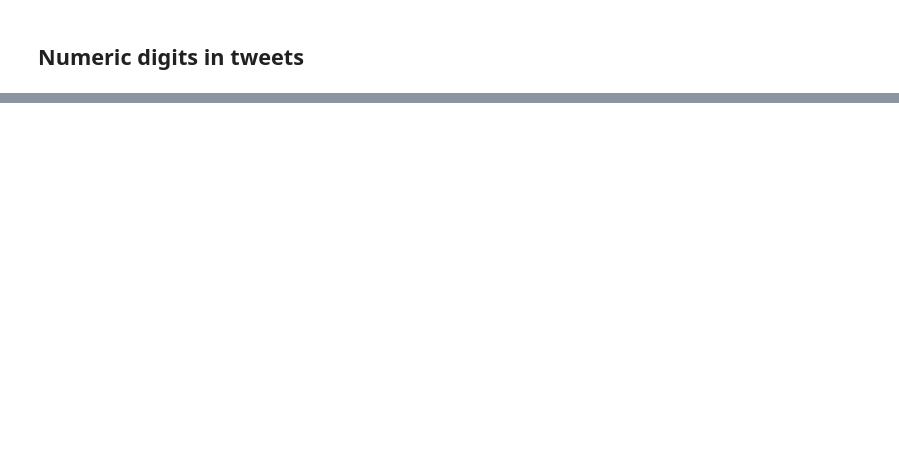
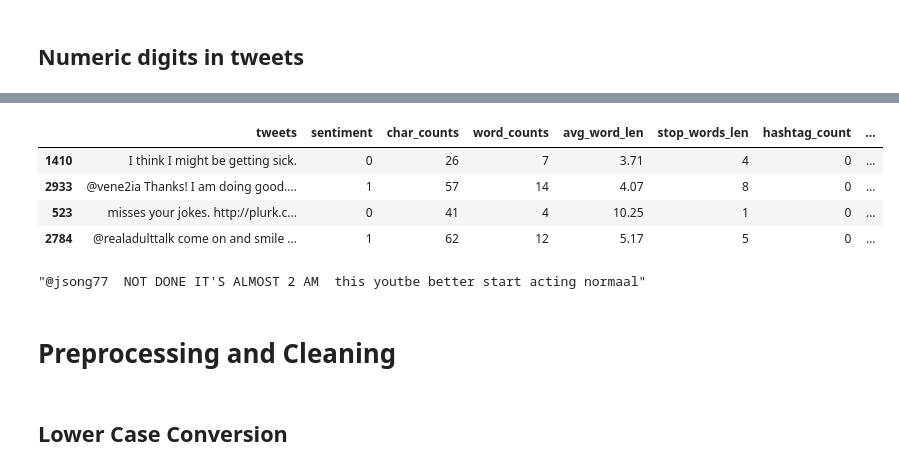
Before and after one commit to udityamerit/Natural-Language-Processing-Mastery-in-Python, a Jupyter notebook: 05 Complete Text Processing In NLP/Complete Text Processing.ipynb, the cells around one changed output, grey strips where cells are left out. Cells and saved outputs as stored; diff of their text form; code cells hidden in the pictures; blank space fills up the shorter version.

```diff
--- a/05 Complete Text Processing In NLP/Complete Text Processing.ipynb
+++ b/05 Complete Text Processing In NLP/Complete Text Processing.ipynb
@@ -138,0 +171,17 @@ df.sample(5)
+# %%
+df['upper_counts'] = df['tweets'].apply(lambda x: len([word for word in x.split() if word.isupper()]))
+df.sample(4)
+# %% [output]
+|  | tweets | sentiment | char_counts | word_counts | avg_word_len | stop_words_len | hashtag_count | ... |
+| 1410 | I think I might be getting sick. | 0 | 26 | 7 | 3.71 | 4 | 0 | ... |
+| 2933 | @vene2ia Thanks! I am doing good.... | 1 | 57 | 14 | 4.07 | 8 | 0 | ... |
+| 523 | misses your jokes. http://plurk.c... | 0 | 41 | 4 | 10.25 | 1 | 0 | ... |
+| 2784 | @realadulttalk come on and smile ... | 1 | 62 | 12 | 5.17 | 5 | 0 | ... |
+# %%
+df[df['upper_counts']>3].iloc[0]['tweets']
+# %% [output]
+"@jsong77  NOT DONE IT'S ALMOST 2 AM  this youtbe better start acting normaal"
+# %% [markdown]
+# Preprocessing and Cleaning
+# %% [markdown]
+## Lower Case Conversion
```
Also changed, not shown: parts of 5 cells of this notebook.
